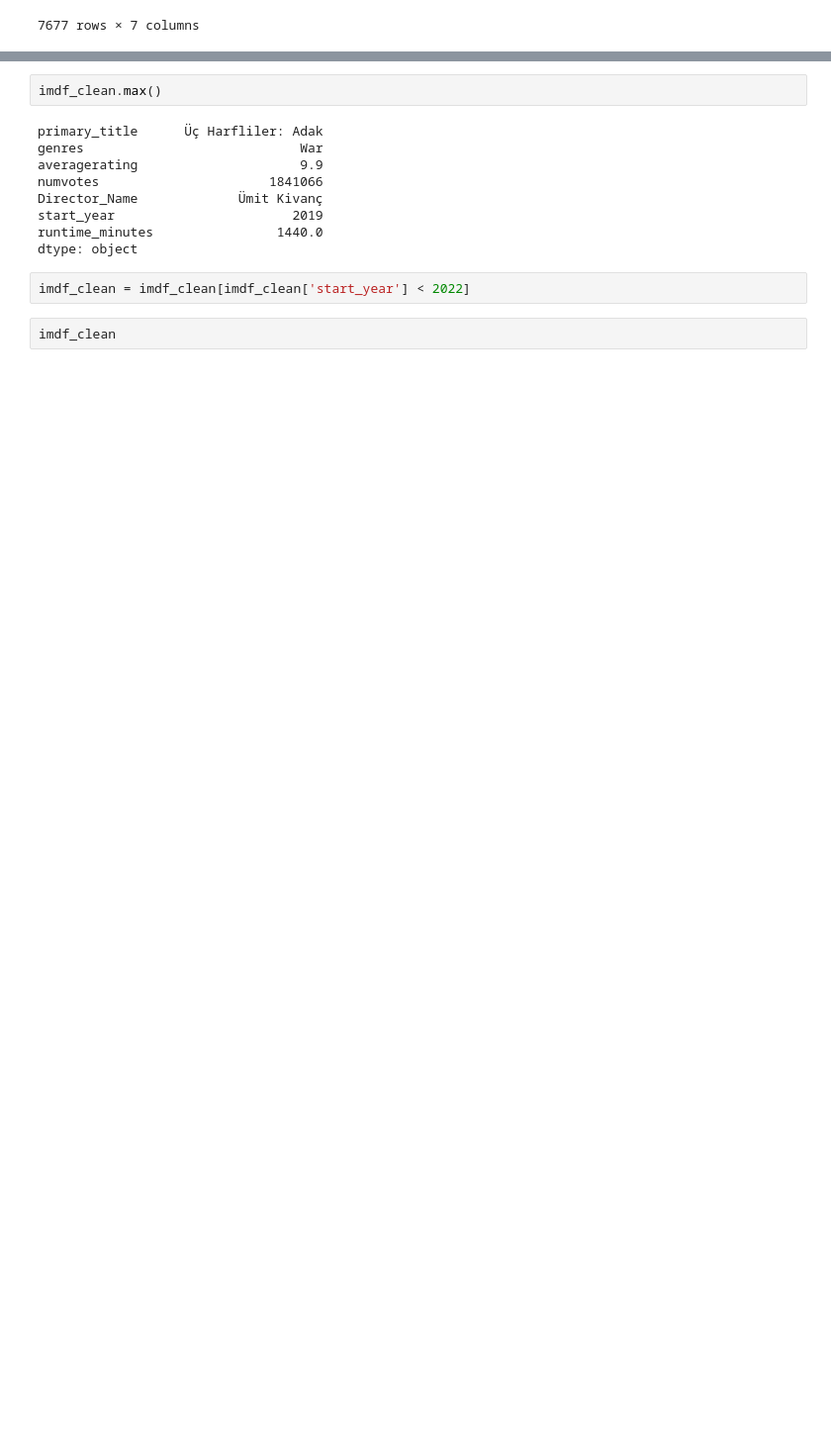
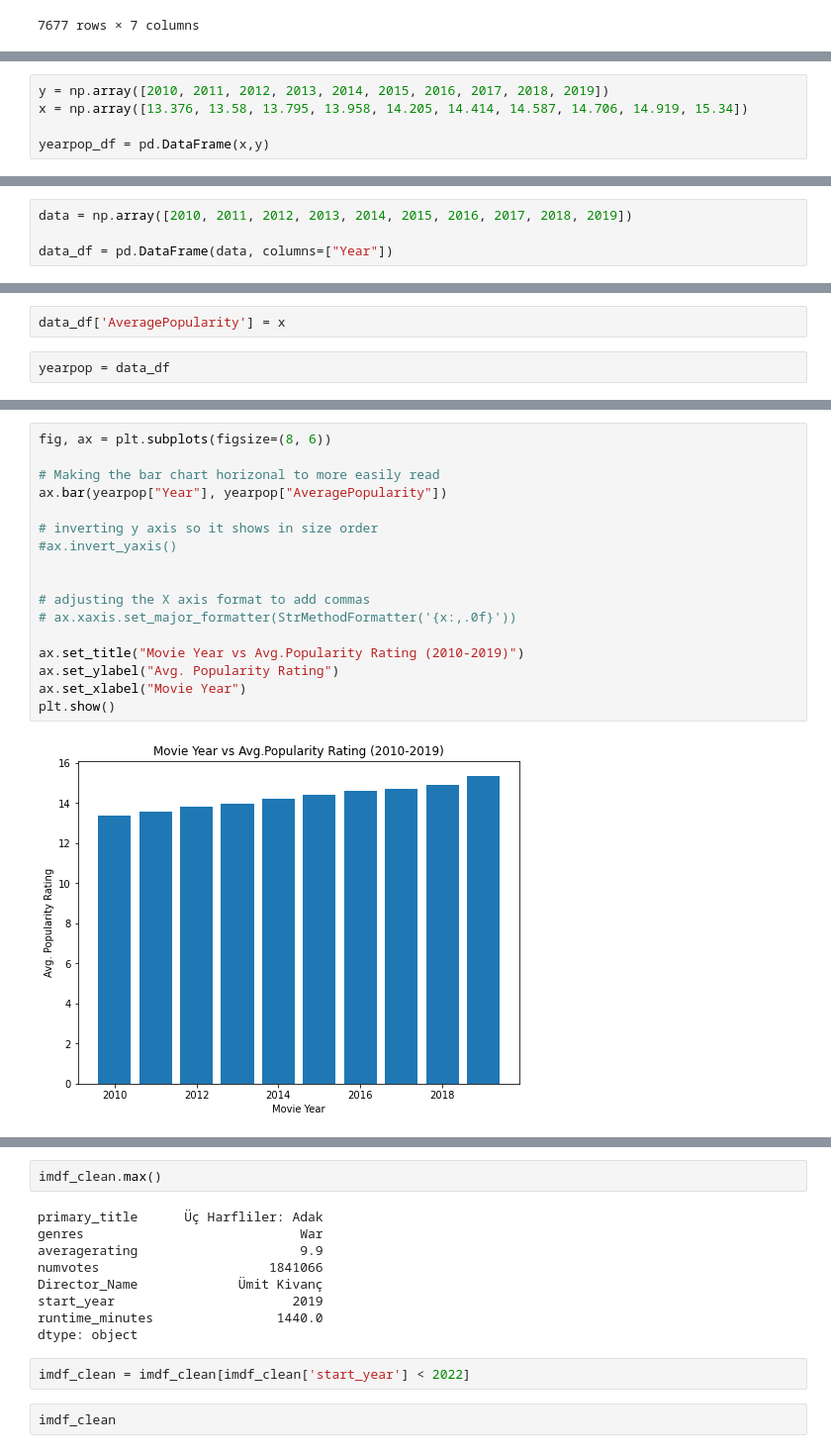
Before and after one commit to BryanKeating/MovieDataProject, a Jupyter notebook: dirty_imdb_actual.ipynb, the cells around one changed output, grey strips where cells are left out. Shown at 99% size. Drawn from its saved outputs; the diff is of its cells as text; blank space fills up the shorter version.

```diff
--- a/dirty_imdb_actual.ipynb
+++ b/dirty_imdb_actual.ipynb
@@ -571,0 +888,5 @@ imdf_clean
+# %%
+y = np.array([2010, 2011, 2012, 2013, 2014, 2015, 2016, 2017, 2018, 2019])
+x = np.array([13.376, 13.58, 13.795, 13.958, 14.205, 14.414, 14.587, 14.706, 14.919, 15.34])
+
+yearpop_df = pd.DataFrame(x,y)
@@ -571,0 +920,4 @@ imdf_clean
+# %%
+data = np.array([2010, 2011, 2012, 2013, 2014, 2015, 2016, 2017, 2018, 2019])
+
+data_df = pd.DataFrame(data, columns=["Year"])
@@ -571,0 +938,4 @@ imdf_clean
+# %%
+data_df['AveragePopularity'] = x
+# %%
+yearpop = data_df
@@ -571,0 +970,19 @@ imdf_clean
+# %%
+fig, ax = plt.subplots(figsize=(8, 6))
+
+# Making the bar chart horizonal to more easily read
+ax.bar(yearpop["Year"], yearpop["AveragePopularity"])
+
+# inverting y axis so it shows in size order
+#ax.invert_yaxis()
+
+
+# adjusting the X axis format to add commas
+# ax.xaxis.set_major_formatter(StrMethodFormatter('{x:,.0f}'))
+
+ax.set_title("Movie Year vs Avg.Popularity Rating (2010-2019)")
+ax.set_ylabel("Avg. Popularity Rating")
+ax.set_xlabel("Movie Year")
+plt.show()
+# %% [output]
+[figure, added]
```
Also changed, not shown: parts of 60 cells of this notebook, 1 other file.
